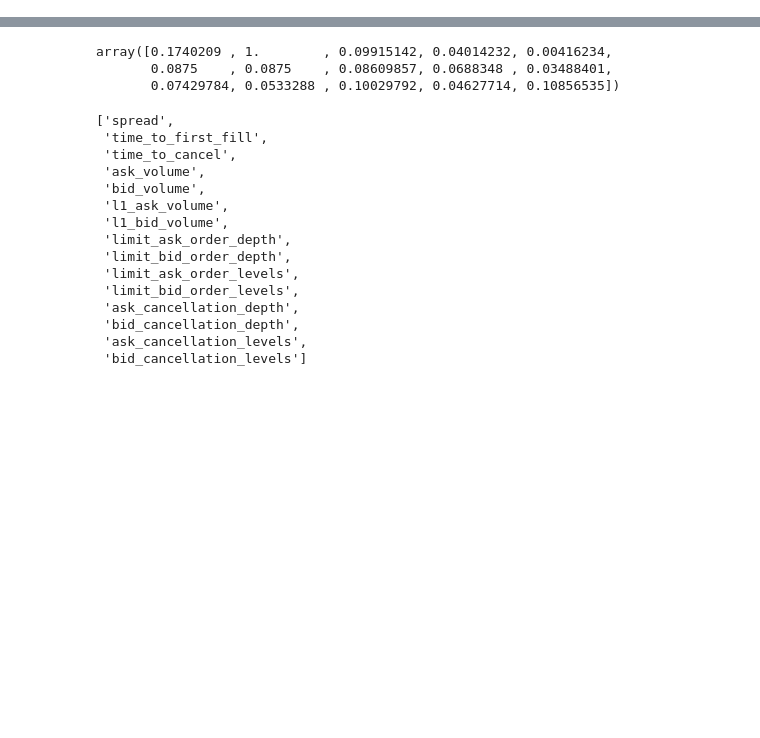
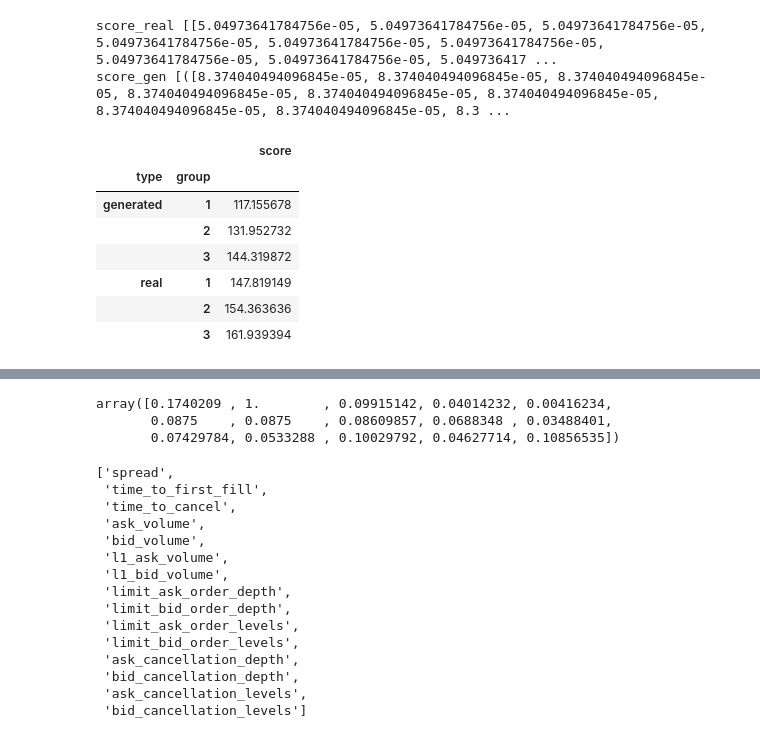
Before and after one commit to peernagy/lob_bench, a Jupyter notebook: benchmark.ipynb, the cells around one changed output, grey strips where cells are left out. Cells and saved outputs as stored; diff of their text form; code cells hidden in the pictures; blank space fills up the shorter version.

```diff
--- a/benchmark.ipynb
+++ b/benchmark.ipynb
@@ -126,0 +142,21 @@ for score_name, score_config in scoring_config_dict.items():
+# %%
+scores, score_dfs, plot_fns = scoring.run_benchmark(
+    loader,
+    scoring_config_dict,
+    default_metric=metrics.l1_by_group
+)
+# %% [output]
+score_real [[5.04973641784756e-05, 5.04973641784756e-05, 5.04973641784756e-05, 5.04973641784756e-05, 5.04973641784756e-05, 5.04973641784756e-05, 5.04973641784756e-05, 5.04973641784756e-05, 5.049736417 ...
+score_gen [([8.374040494096845e-05, 8.374040494096845e-05, 8.374040494096845e-05, 8.374040494096845e-05, 8.374040494096845e-05, 8.374040494096845e-05, 8.374040494096845e-05, 8.374040494096845e-05, 8.3 ...
+# %%
+# TODO: check why not 0 indexed
+score_dfs['spread_X_volatility'].groupby(['type', 'group']).mean()
+# %% [output]
+|  |  | score |
+| type | group |  |
+| generated | 1 | 117.155678 |
+|  | 2 | 131.952732 |
+|  | 3 | 144.319872 |
+| real | 1 | 147.819149 |
+|  | 2 | 154.363636 |
+|  | 3 | 161.939394 |
```
Also changed, not shown: parts of 7 cells of this notebook, 2 other files.
